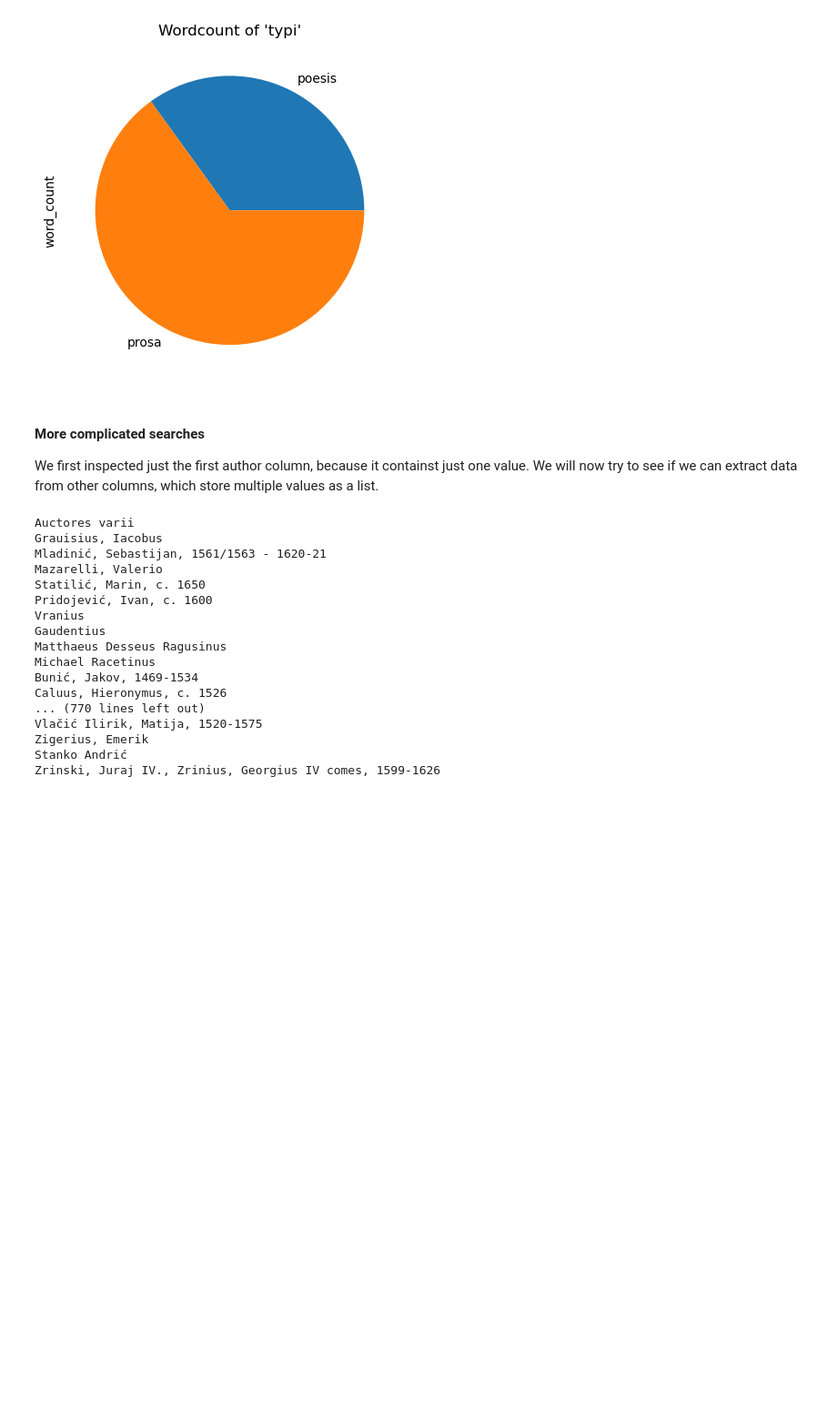
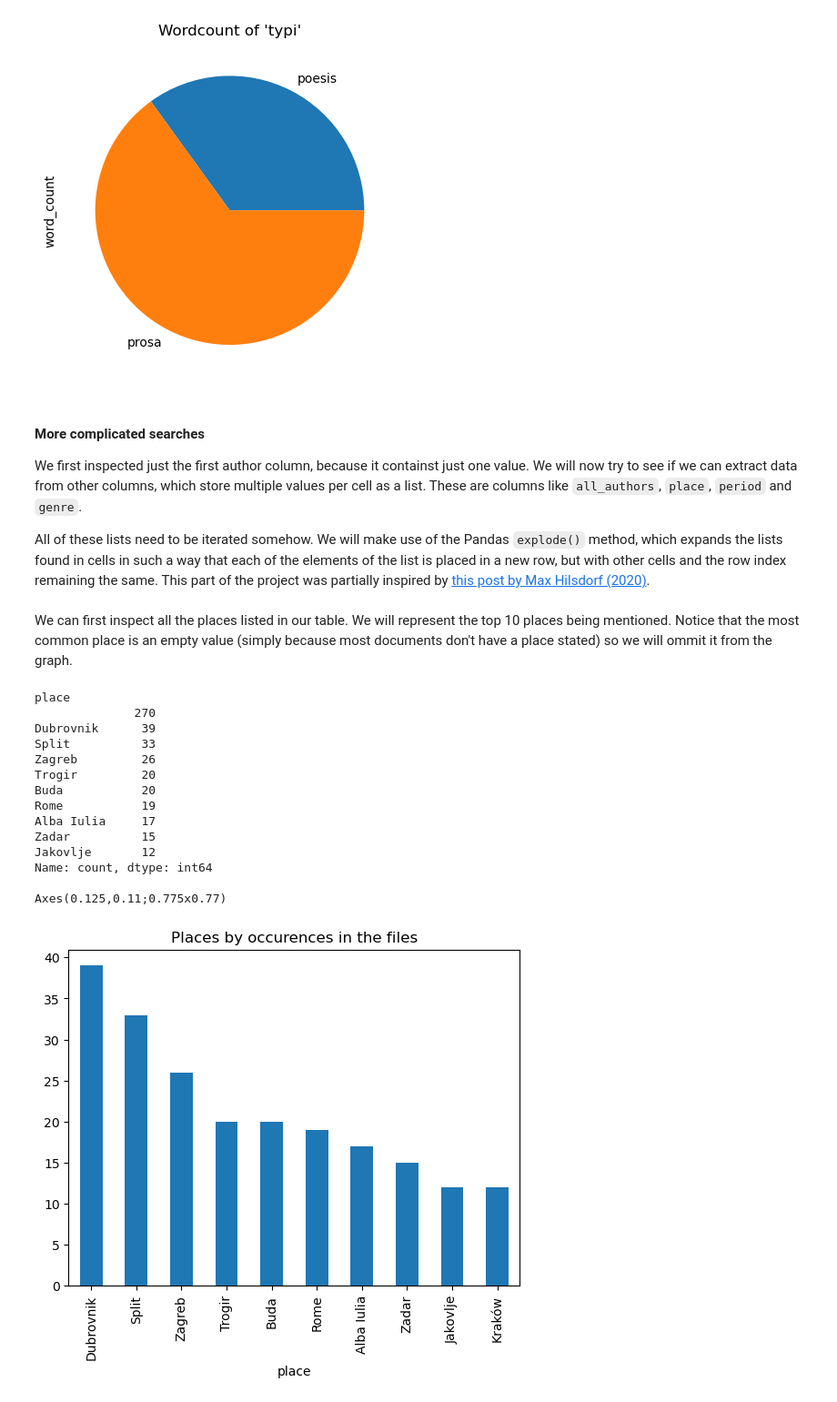
Before and after one commit to petar-soldo/croala-marulic, a Jupyter notebook: croala-marulus.ipynb, the cells around one changed output. Shown at 91% size. Saved outputs shown, nothing was run; the diff lists cells and outputs as text; code cells hidden in the pictures; blank space fills up the shorter version.

```diff
--- a/croala-marulus.ipynb
+++ b/croala-marulus.ipynb
@@ -534,27 +538,28 @@ Name: word_count, dtype: int64
 [figure]
 # %% [markdown]
 #### More complicated searches
-We first inspected just the first author column, because it containst just one value. We will now try to see if we can extract data from other columns, which store multiple values as a list.
+We first inspected just the first author column, because it containst just one value. We will now try to see if we can extract data from other columns, which store multiple values per cell as a list. These are columns like `all_authors`, `place`, `period` and `genre`.
+
+All of these lists need to be iterated somehow. We will make use of the Pandas `explode()` method, which expands the lists found in cells in such a way that each of the elements of the list is placed in a new row, but with other cells and the row index remaining the same. This part of the project was partially inspired by [this post by Max Hilsdorf (2020)](https://medium.com/data-science/dealing-with-list-values-in-pandas-dataframes-a177e534f173).
+# %% [markdown]
+We can first inspect all the places listed in our table. We will represent the top 10 places being mentioned. Notice that the most common place is an empty value (simply because most documents don't have a place stated) so we will ommit it from the graph.
 # %%
-croala_df['all_authors']
-for i in croala_df['all_authors']:
-    for j in i:
-        print (j)
+places_count = croala_df["place"].explode().value_counts()
+print (places_count.nlargest(10), "\n")
+print(places_count[1:].nlargest(10).plot(kind="bar", title="Places by occurences in the files"))
 # %% [output]
-Auctores varii
-Grauisius, Iacobus
-Mladinić, Sebastijan, 1561/1563 - 1620-21
-Mazarelli, Valerio
-Statilić, Marin, c. 1650
-Pridojević, Ivan, c. 1600
-Vranius
-Gaudentius
-Matthaeus Desseus Ragusinus
-Michael Racetinus
-Bunić, Jakov, 1469-1534
-Caluus, Hieronymus, c. 1526
-... (770 lines left out)
-Vlačić Ilirik, Matija, 1520-1575
-Zigerius, Emerik
-Stanko Andrić
-Zrinski, Juraj IV., Zrinius, Georgius IV comes, 1599-1626
+place
+              270
+Dubrovnik      39
+Split          33
+Zagreb         26
+Trogir         20
+Buda           20
+Rome           19
+Alba Iulia     17
+Zadar          15
+Jakovlje       12
+Name: count, dtype: int64
+
+Axes(0.125,0.11;0.775x0.77)
+[figure, added]
```
Also changed, not shown: parts of 11 cells of this notebook.
